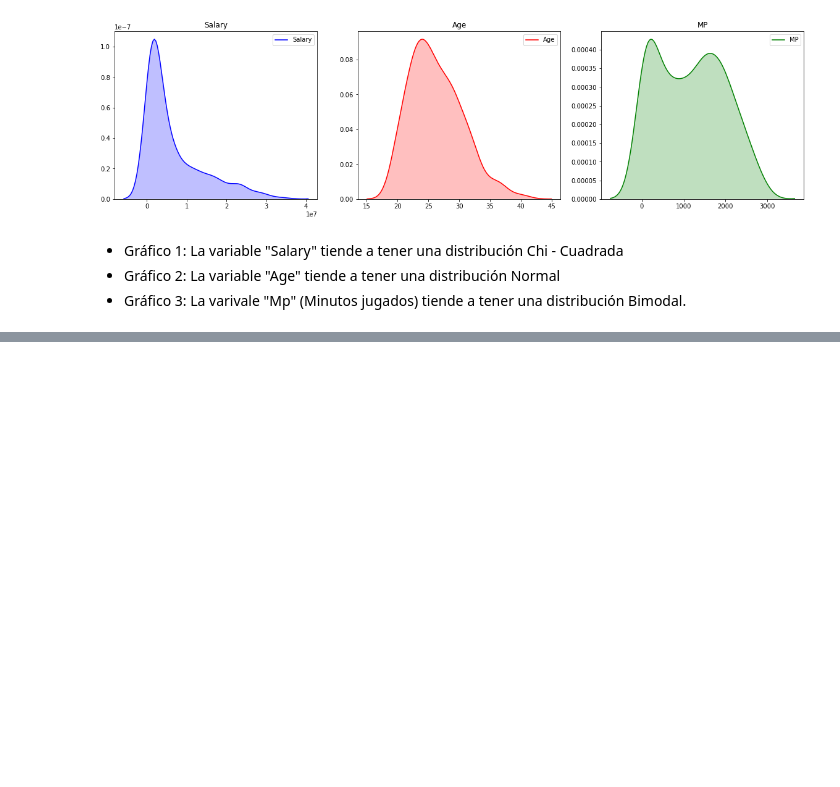
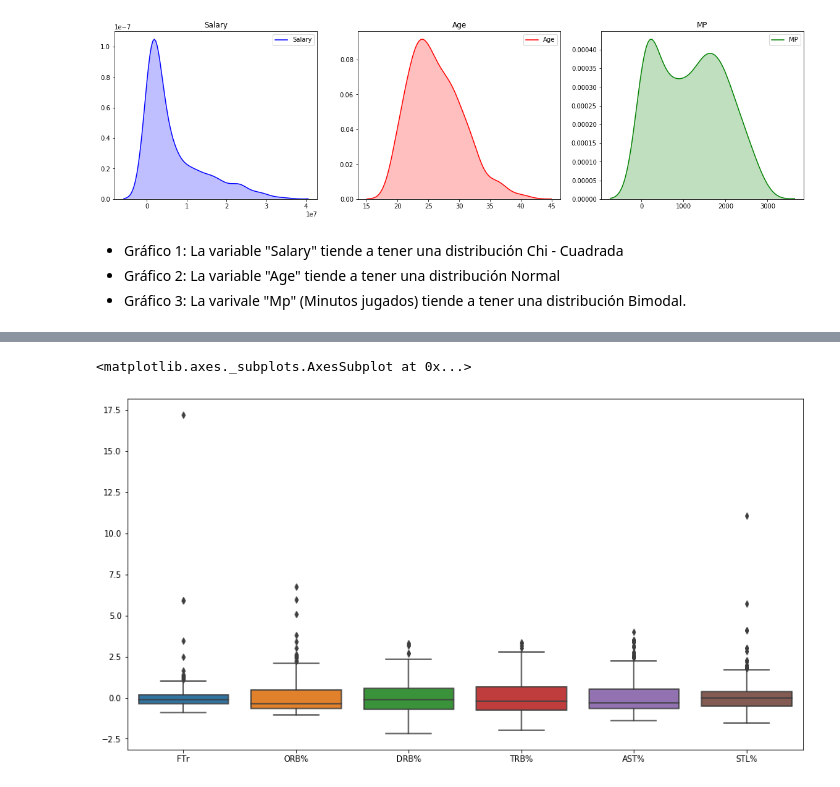
Before and after one commit to NicolasB2/NBA_Salaries, a Jupyter notebook: NBA Salary.ipynb, the cells around one changed output, grey strips where cells are left out. Saved outputs shown, nothing was run; the diff lists cells and outputs as text; code cells hidden in the pictures; blank space fills up the shorter version.

```diff
--- a/NBA Salary.ipynb
+++ b/NBA Salary.ipynb
@@ -237,0 +354,5 @@ Text(0.5, 1.0, 'MP')
+# %%
+sn.boxplot( orient= "v", data=data[headers_to_normalize[8:14]])
+# %% [output]
+<matplotlib.axes._subplots.AxesSubplot at 0x...>
+[figure, added]
```
Also changed, not shown: parts of 23 cells of this notebook.
